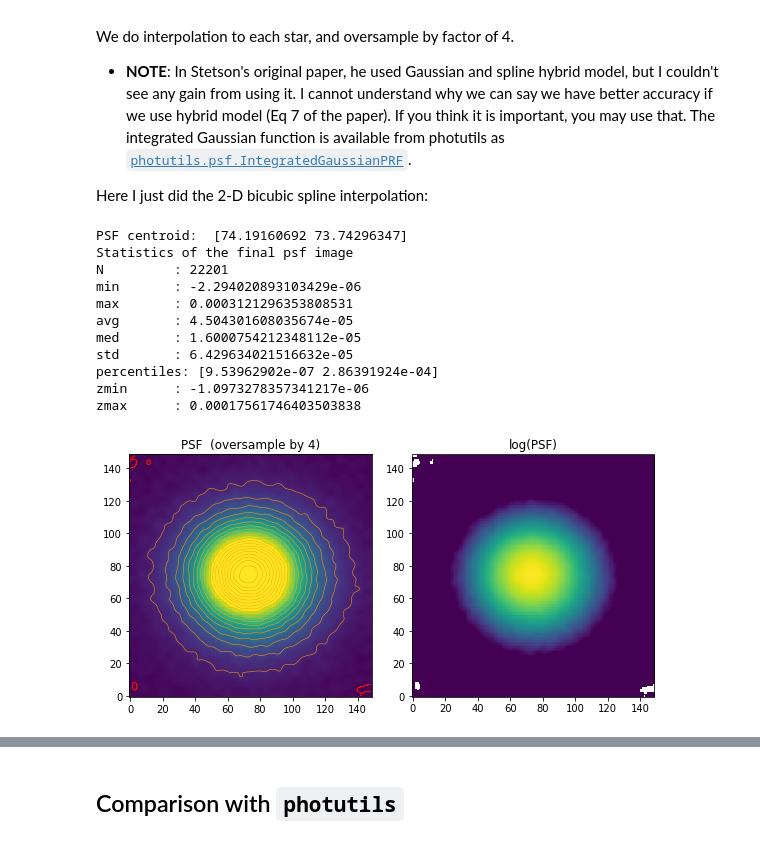
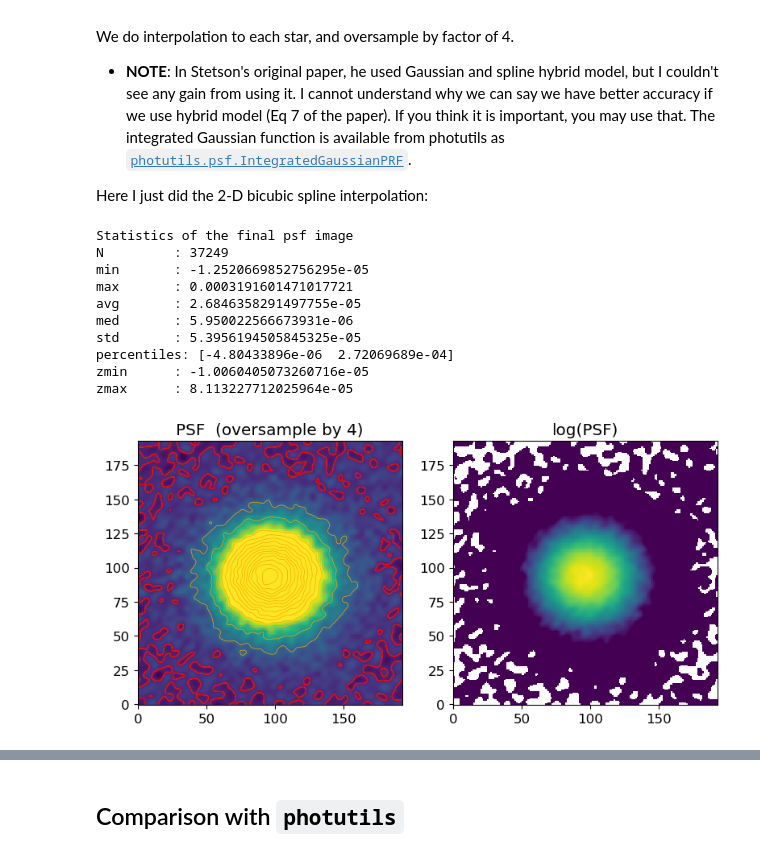
Before and after one commit to ysBach/SNU_AOclass, a Jupyter notebook: Notebooks/08-PSF_Extraction.ipynb, the cells around one changed output, grey strips where cells are left out. Saved outputs shown, nothing was run; the diff lists cells and outputs as text; code cells hidden in the pictures.

```diff
--- a/Notebooks/08-PSF_Extraction.ipynb
+++ b/Notebooks/08-PSF_Extraction.ipynb
@@ -21,7 +21,7 @@ From ginga, you have to find the FWHM of the stars.
 From this process, you will see FWHM is roughly 12-13 pixels. I just used 12 pixel, since it is not important to achieve accurate number.
 # %%
 fwhm = 12
-psf_size = fwhm * 3 + 1
+psf_size = fwhm * 4 + 1
 # %%
 from pathlib import Path
 from photutils import DAOStarFinder
@@ -147,6 +153,7 @@ Stars initially selected for the PSF estimation: 11
 Crop the image by ``psf_size`` box centering on the PSF stars:
 # %%
 cut4psf = []
+cut_psfstars = []
 
 ncol = 6
 nrow = max(len(found) // ncol + 1, 1)
@@ -180,25 +187,33 @@ for i, row in enumerate(found):
     icol = i - irow * ncol
     ax = axs[irow, icol]
     pos = (row["xcentroid"], row["ycentroid"])
-    cut = Cutout2D(ccd.data, position=pos, size=psf_size)
-#     print(cut.to_original_position(centroid_com(cut.data)))
-    cut_skysub = cut.data - row["msky"]
-    cut4psf.append(cut_skysub / row["source_sum"])
+
+    cut_orig = Cutout2D(ccd.data, position=pos, size=psf_size)
+    cut_skysub = Cutout2D(ccd.data, position=pos, size=psf_size)
+    cut_skysub_norm = Cutout2D(ccd.data, position=pos, size=psf_size)
+
+    cut_skysub.data = (cut_orig.data - row["msky"])
+    cut_skysub_norm.data = cut_skysub.data / row["source_sum"]
+    cut_psfstars.append(cut_skysub)
+    cut4psf.append(cut)
+
+    peak_skysub = cut_skysub.data.max()
     posstr = f"({row['xcentroid']:.1f}, {row['ycentroid']:.1f})"
 
     # For showing bright star for PSF, it's better to set high vmin, not zscale,
     # because the central structure near the star cneter is important.
-    ax.imshow(cut_skysub, origin='lower')#, vmin=0)
+    ax.imshow(cut_skysub.data, origin='lower')
 #     zimshow(ax, cut.data)
     ax.text(0, 0, posstr, fontsize=10, color='w')
     ax.set_title(f"flux = {row['source_sum']:.2e}\n"
-                 + f"peak = {cut_skysub.max():.1f}\n"
+                 + f"peak = {peak_skysub:.1f}\n"
                  + f"bkg = {row['msky']:.1f} +- {row['ssky']:.1f}",
                 fontsize=10)
-    ax.plot(*cut.to_cutout_position(pos), 'rx', ms=10)
+    ax.plot(*cut_orig.to_cutout_position(pos), 'rx', ms=10)
 
 plt.tight_layout()
 
+found.write(LOGPATH / "psf_01.csv", overwrite=True)
 found
 # %% [output]
 Table length=11
@@ -228,49 +243,46 @@ interp4psf = []
 
 ovsmp_factor = 4
 ovsmp_bin = 1 / ovsmp_factor
 
 for i, row in enumerate(found):
     cut = cut4psf[i]
-    x_orig = np.arange(0, cut.shape[1], 1)
-    y_orig = np.arange(0, cut.shape[0], 1)
-    x_ovsmp = np.arange(0, cut.shape[1] + ovsmp_bin, ovsmp_bin)
-    y_ovsmp = np.arange(0, cut.shape[0] + ovsmp_bin, ovsmp_bin)
+    x_orig = np.arange(0, cut.data.shape[1], 1)
+    y_orig = np.arange(0, cut.data.shape[0], 1)
+    x_ovsmp = np.arange(0, cut.data.shape[1] - 1 + ovsmp_bin, ovsmp_bin)
+    y_ovsmp = np.arange(0, cut.data.shape[0] - 1 + ovsmp_bin, ovsmp_bin)
     shift_x = row["xcentroid"] % 1
     shift_y = row["ycentroid"] % 1
-
-    spl = RectBivariateSpline(x_orig, y_orig, cut, kx=3, ky=3, s=0)
-    interp_ovsmp = spl(x_ovsmp - shift_x, y_ovsmp - shift_y)
+    spl = RectBivariateSpline(x_orig - shift_x, y_orig - shift_y, cut.data, kx=3, ky=3, s=0)
+    interp_ovsmp = spl(x_ovsmp, y_ovsmp)
 
     interp4psf.append(interp_ovsmp / np.sum(interp_ovsmp))
 
 psf = np.average(np.array(interp4psf), axis=0)
-print("PSF centroid: ", centroid_com(psf))
 psfspl = RectBivariateSpline(x_ovsmp, y_ovsmp, psf, kx=3, ky=3, s=0)
 
 fig, axs = plt.subplots(1, 2, figsize=(8, 5), sharex=False, sharey=False, gridspec_kw=None)
 
 zimshow(axs[0], psf)
 axs[0].contour(psf, levels=20, colors="orange", linewidths=0.5)
 axs[0].contour(psf, levels=[0], colors="r", linewidths=1)
 axs[0].set_title(f"PSF  (oversample by {ovsmp_factor})")
 axs[1].imshow(np.log10(psf), origin="lower", vmin=-4.5)
 axs[1].set_title("log(PSF)")
 
 plt.tight_layout()
 
 print("Statistics of the final psf image")
 for k, v in yfu.give_stats(psf).items():
     print(f"{k:10s}: {v}")
 # %% [output]
-PSF centroid:  [74.19160692 73.74296347]
 Statistics of the final psf image
-N         : 22201
-min       : -2.294020893103429e-06
-max       : 0.0003121296353808531
-avg       : 4.504301608035674e-05
-med       : 1.6000754212348112e-05
-std       : 6.429634021516632e-05
-percentiles: [9.53962902e-07 2.86391924e-04]
-zmin      : -1.0973278357341217e-06
-zmax      : 0.00017561746403503838
+N         : 37249
+min       : -1.2520669852756295e-05
+max       : 0.0003191601471017721
+avg       : 2.6846358291497755e-05
+med       : 5.950022566673931e-06
+std       : 5.3956194505845325e-05
+percentiles: [-4.80433896e-06  2.72069689e-04]
+zmin      : -1.0060405073260716e-05
+zmax      : 8.113227712025964e-05
-[figure, old version]
+[figure, new version]
```
Also changed, not shown: parts of 6 cells of this notebook.
